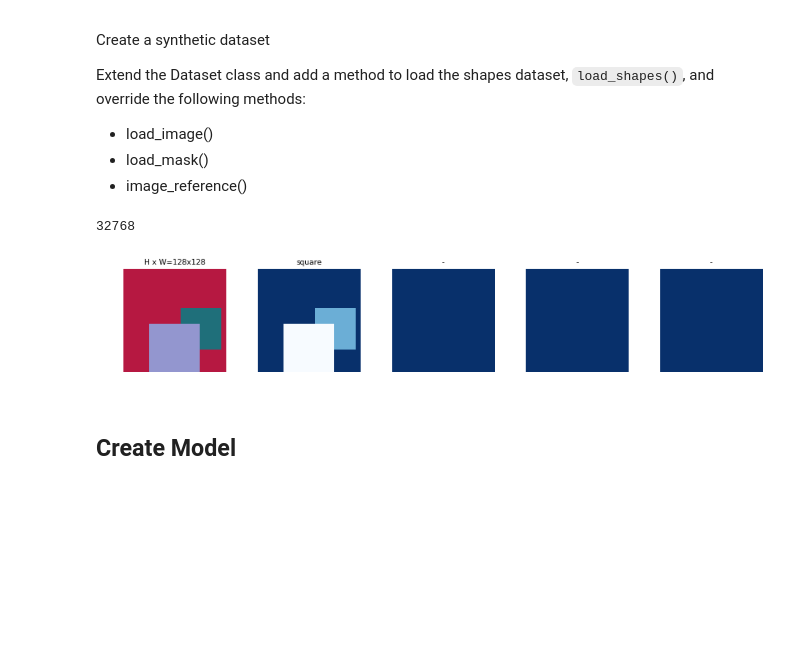
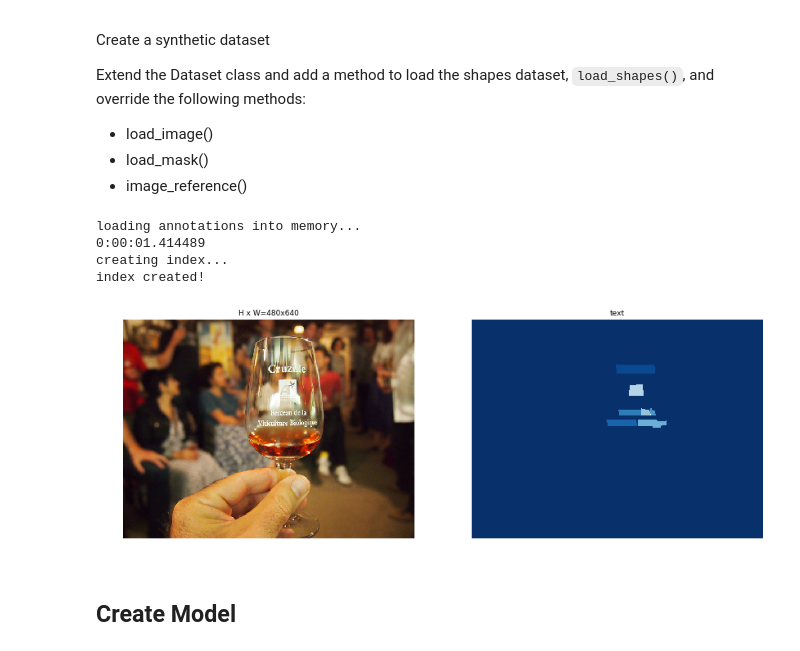
Before and after one commit to EvanYangAB/Recording-OCR-GSOC-2019, a Jupyter notebook: workplace.ipynb, the cells around one changed output. Drawn from its saved outputs; the diff is of its cells as text; code cells hidden in the pictures; blank space fills up the shorter version.

```diff
--- a/workplace.ipynb
+++ b/workplace.ipynb
@@ -284,14 +182,23 @@ dataset_val.prepare()
+# %%
+ann_path = "cocotext.v2.json"
+dataDir = "./train2014"
+dataset_train = ImageDataset(ann_path, dataDir)
+dataset_train.prepare()
+# %% [output]
+loading annotations into memory...
+0:00:01.414489
+creating index...
+index created!
 # %%
 # Load and display random samples
 image_ids = np.random.choice(dataset_train.image_ids, 1)
+# image_ids = [2]
 for image_id in image_ids:
     image = dataset_train.load_image(image_id)
     mask, class_ids = dataset_train.load_mask(image_id)
-    print(mask.size)
-    visualize.display_top_masks(image, mask, class_ids, dataset_train.class_names)
+    visualize.display_top_masks(image, mask, class_ids, dataset_train.class_names, limit = 1)
 # %% [output]
-32768
-[figure, old version]
+[figure, new version]
 # %% [markdown]
 ## Create Model
 # %%
```
Also changed, not shown: parts of 3 cells of this notebook, 4 other files.
